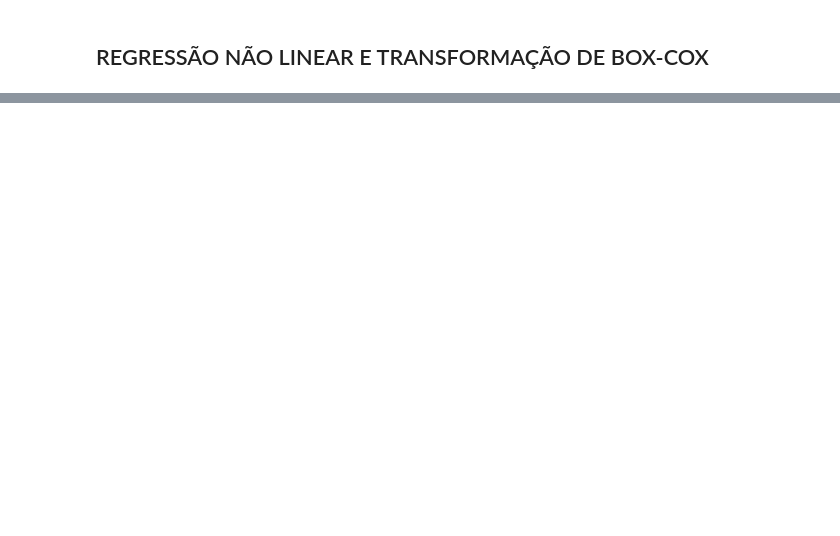
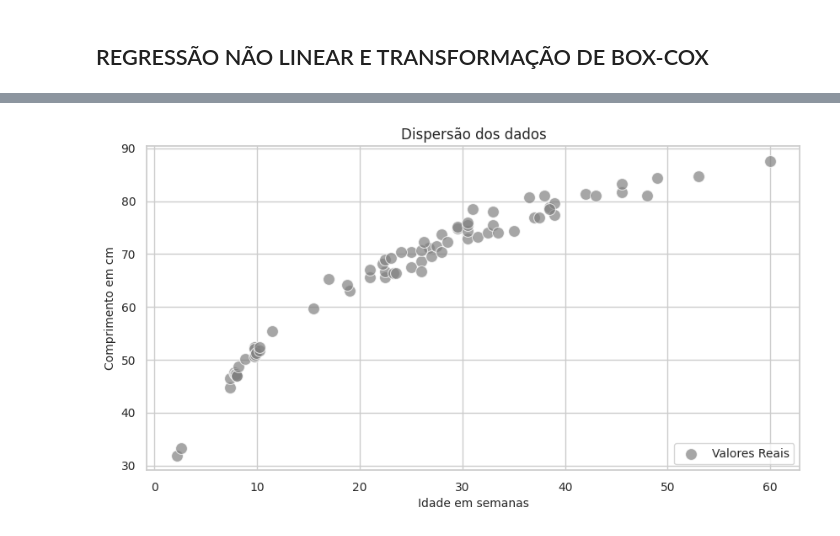
Before and after one commit to filipecarbonera/MBA_USP_Data_Science_Analytics, a Jupyter notebook: Análise de Regressão Simples e Múltipla/script_regressao_simples_e_multipla.ipynb, the cells around one changed output, grey strips where cells are left out. Cells and saved outputs as stored; diff of their text form; code cells hidden in the pictures; blank space fills up the shorter version.

Commit message:
Atualização do arquivo script_regressao_simples_e_multipla.ipynb.

```diff
--- a/Análise de Regressão Simples e Múltipla/script_regressao_simples_e_multipla.ipynb
+++ b/Análise de Regressão Simples e Múltipla/script_regressao_simples_e_multipla.ipynb
@@ -1243,3 +1241,8 @@ fig.update_yaxes(showgrid=True, gridwidth=1, gridcolor='lightgray')
 [interactive output not drawn]
 # %% [markdown]
 ## REGRESSÃO NÃO LINEAR E TRANSFORMAÇÃO DE BOX-COX
+# %%
+url = 'https://raw.githubusercontent.com/filipecarbonera/MBA_USP_Data_Science_Analytics/main/An%C3%A1lise%20de%20Regress%C3%A3o%20Simples%20e%20M%C3%BAltipla/bebes.csv'
+
+df_bebes = pd.read_csv(url, delimiter=',')
+df_bebes.head()
@@ -1245,0 +1282,13 @@ fig.update_yaxes(showgrid=True, gridwidth=1, gridcolor='lightgray')
+# %%
+# Gráfico de dispersão.
+plt.figure(figsize=(10,5))
+sns.scatterplot(x="idade", y="comprimento", data=df_bebes, color='grey', s=100, label='Valores Reais', alpha=0.7)
+plt.title('Dispersão dos dados', fontsize=12)
+plt.xlabel('Idade em semanas', fontsize=10)
+plt.ylabel('Comprimento em cm', fontsize=10)
+plt.legend(loc='lower right', fontsize=10)
+plt.xticks(fontsize=10)
+plt.yticks(fontsize=10)
+plt.show()
+# %% [output]
+[figure, added]
```
Also changed, not shown: parts of 48 cells of this notebook.
